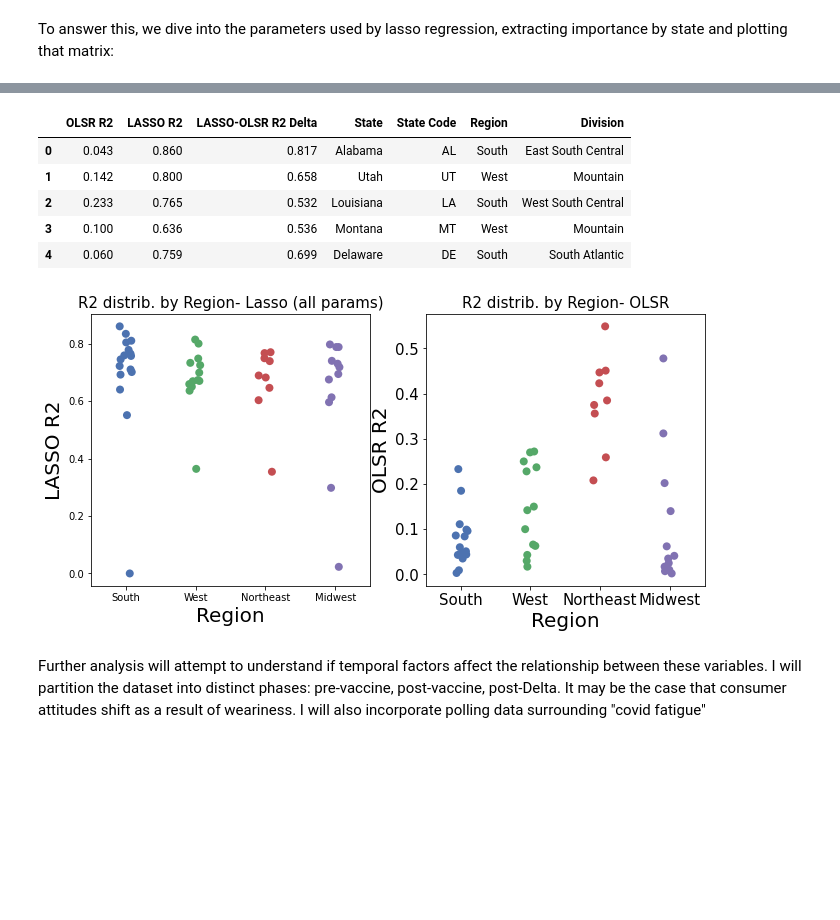
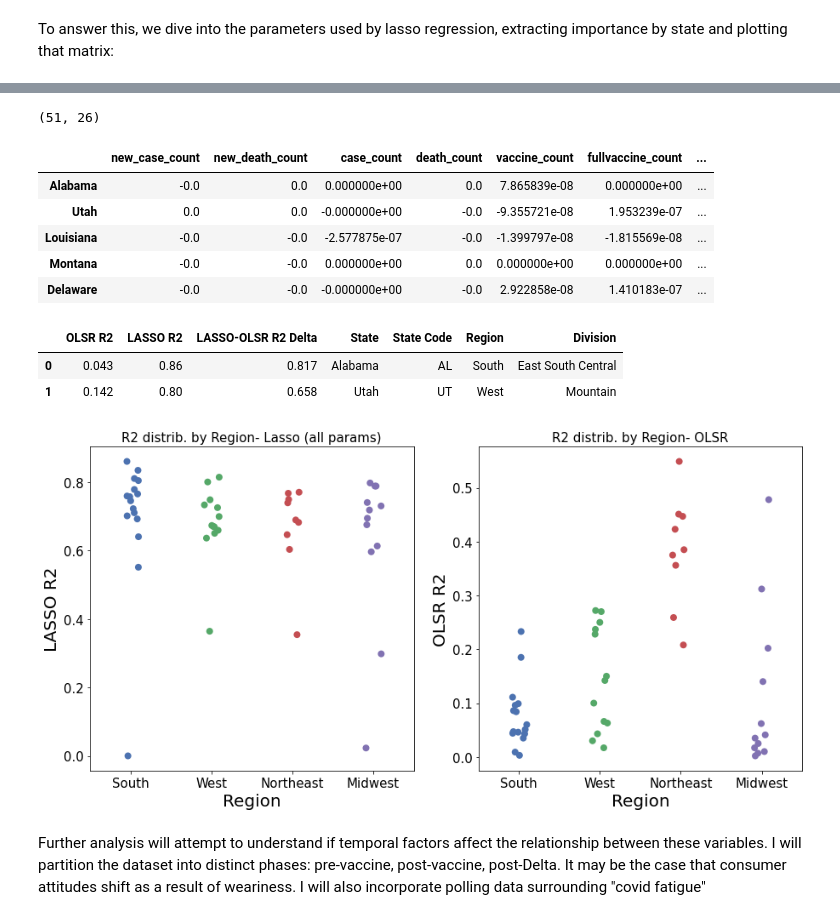
Before and after one commit to cjohnsoncruz/covid_spread_and_business_revenue, a Jupyter notebook: Quantifying_how_Covid_Case_Rates_affect_Business_Revenue.ipynb, the cells around one changed output, grey strips where cells are left out. Drawn from its saved outputs; the diff is of its cells as text; code cells hidden in the pictures; blank space fills up the shorter version.

```diff
--- a/Quantifying_how_Covid_Case_Rates_affect_Business_Revenue.ipynb
+++ b/Quantifying_how_Covid_Case_Rates_affect_Business_Revenue.ipynb
@@ -305,8 +311,27 @@ It could be the case that additional factors besides case counts affect consumer
 # %%
-def process_run_lasso_reg(X_data,Y_data, indep_vars, Y_variable, run_cross_val):
+def normalize_array(X_array, norm_method):
+  #this assumes INPUT ARRAY is columns as features, rows as observations
+  X_array_norm = np.empty(X_array.shape)
+  if norm_method == 'none':
+        pass
+        #perform no normalization
+  elif norm_method == 'zscore':
+        #perform z scoring on the data
+        X_array_norm[:,:] = sc.stats.zscore(X_array, axis = 0)
+
+  elif norm_method == 'normalize':
+        for i in np.arange(X_array.shape[1]):
+          X_array_norm[:,i] = (X_array[:,i]- np.min(X_array[:,i]))/(np.max(X_array[:,i])- np.min(X_array[:,i]))
+
+  return X_array_norm
+
+def process_run_lasso_reg(X_data,Y_data, indep_vars, Y_variable, run_cross_val, norm_method):
     X_array, Y_var = prepare_data_linReg(X_data,Y_data, indep_vars, Y_variable)
-    lasso_reg_r_squared, Y_full_prediction, residuals= run_lasso_regression(X_array, Y_var, run_cross_val)
-    return lasso_reg_r_squared, Y_full_prediction, residuals
+    #switch case for normalization method
+
+    lasso_model, lasso_reg_r_squared, Y_full_prediction, residuals= run_lasso_regression(X_array, Y_var, run_cross_val)
+
+    return lasso_model, lasso_reg_r_squared, Y_full_prediction, residuals
 
 def create_every_other_elem_split(X_array, Y_var):
   train_X =  X_array[0:-1:2,:] #take every other element (step size 2 from 0)
@@ -318,8 +343,9 @@ def create_every_other_elem_split(X_array, Y_var):
 def run_lasso_regression(X_array, Y_var,run_cross_val):
   #create test train split by taking random 50%
   train_X, test_X, train_Y, test_Y= create_every_other_elem_split(X_array, Y_var)
+
   if run_cross_val:
-    lasso_reg = linear_model.LassoCV(cv = 5, tol=0.01) #Cross-val- instantiate lasso class
+    lasso_reg = linear_model.LassoCV(cv = 10, tol=0.01, max_iter = 2000) #Cross-val- instantiate lasso class
     lasso_reg_model = lasso_reg.fit(train_X,train_Y.ravel())
     Y_test_prediction = lasso_reg.predict(test_X)
     lasso_reg_r_squared =  round(lasso_reg.score(test_X,test_Y.ravel()),3) #calculates the r2
@@ -329,23 +355,29 @@ def run_lasso_regression(X_array, Y_var,run_cross_val):
     lasso_reg_model = lasso_reg.fit(train_X,train_Y)
     Y_test_prediction = lasso_reg.predict(test_X)
     lasso_reg_r_squared =  round(lasso_reg.score(test_X,test_Y),3) #calculates the r2
+
   residuals = test_Y - Y_test_prediction
   Y_full_prediction = lasso_reg.predict(X_array) #this is for the entire dataset, to be used for the plots
-  return lasso_reg_r_squared, Y_full_prediction, residuals
+  return lasso_reg, lasso_reg_r_squared, Y_full_prediction, residuals
 # %%
 #cross validate params on one dataset to determine appropriate alphs
 indep_vars = cols_of_interest['covid'] #expanding breadth of variables used
 Y_variable = ['spend_all']
 run_cross_val = True
+#create storage variables for model and predictions
 r_2_lasso = list()
 predictions_lasso = dict()
 residuals_lasso = dict()
+lasso_model_by_state = dict()
+
+# create cutoff for date input
+
 for state in all_state_names:
 
   covid = covid_rate_per_state.loc[covid_rate_per_state.loc[:, 'state']== state, :].copy().reset_index(drop = True)
   spending = spending_per_state.loc[spending_per_state['state']== state, :].copy().reset_index(drop = True)
 
-  lasso_reg_r_squared, predictions_lasso[state], residuals_lasso[state] = process_run_lasso_reg(covid,spending, indep_vars, Y_variable,run_cross_val)
+  lasso_model_by_state[state], lasso_reg_r_squared, predictions_lasso[state], residuals_lasso[state] = process_run_lasso_reg(covid,spending, indep_vars, Y_variable,run_cross_val)
   r_2_lasso.append(lasso_reg_r_squared)
 
 df_model_performance_by_state.loc[:, 'LASSO R2'] = r_2_lasso
@@ -372,5 +402,25 @@ df_model_performance_by_state.loc[:,'LASSO-OLSR R2 Delta'].plot();
+# %%
+lasso_coeffs_array = np.empty((len(all_state_names),lasso_model_by_state[state].coef_.shape[0]))
+for i, state in enumerate(all_state_names):
+  coeffs = lasso_model_by_state[state].coef_
+  lasso_coeffs_array[i, :] = coeffs
+lasso_coeffs_array.shape
+# %% [output]
+(51, 26)
+# %%
+
+lasso_feature_coeff_df = pd.DataFrame(lasso_coeffs_array, columns = indep_vars, index = all_state_names)
+lasso_feature_coeff_df.head()
+# %% [output]
+|  | new_case_count | new_death_count | case_count | death_count | vaccine_count | fullvaccine_count | ... |
+| Alabama | -0.0 | 0.0 | 0.000000e+00 | 0.0 | 7.865839e-08 | 0.000000e+00 | ... |
+| Utah | 0.0 | 0.0 | -0.000000e+00 | -0.0 | -9.355721e-08 | 1.953239e-07 | ... |
+| Louisiana | -0.0 | -0.0 | -2.577875e-07 | -0.0 | -1.399797e-08 | -1.815569e-08 | ... |
+| Montana | -0.0 | -0.0 | 0.000000e+00 | 0.0 | 0.000000e+00 | 0.000000e+00 | ... |
+| Delaware | -0.0 | -0.0 | -0.000000e+00 | -0.0 | 2.922858e-08 | 1.410183e-07 | ... |
 # %%
-#geographical interpretation
+df_model_performance_by_state['LASSO-OLSR R2 Delta'] =  df_model_performance_by_state.loc[:,'LASSO R2'].values -  df_model_performance_by_state.loc[:,'OLSR R2'].values
+
 #import CSV of all states
 states_by_region = 'https://raw.githubusercontent.com/cphalpert/census-regions/master/us%20census%20bureau%20regions%20and%20divisions.csv'
 allstates_df = pd.read_csv(states_by_region)
@@ -378,32 +428,28 @@ allstates_df= allstates_df.drop(allstates_df.index[7]).copy()
 allstates_df.head()
 
 df_model_performance_by_state = pd.merge(df_model_performance_by_state, allstates_df, left_on = 'State Name', right_on = 'State').drop(axis = 1, labels = ('State Name'))
-df_model_performance_by_state.head()
+df_model_performance_by_state.head(2)
 # %% [output]
 |  | OLSR R2 | LASSO R2 | LASSO-OLSR R2 Delta | State | State Code | Region | Division |
-| 0 | 0.043 | 0.860 | 0.817 | Alabama | AL | South | East South Central |
-| 1 | 0.142 | 0.800 | 0.658 | Utah | UT | West | Mountain |
-| 2 | 0.233 | 0.765 | 0.532 | Louisiana | LA | South | West South Central |
-| 3 | 0.100 | 0.636 | 0.536 | Montana | MT | West | Mountain |
-| 4 | 0.060 | 0.759 | 0.699 | Delaware | DE | South | South Atlantic |
+| 0 | 0.043 | 0.86 | 0.817 | Alabama | AL | South | East South Central |
+| 1 | 0.142 | 0.80 | 0.658 | Utah | UT | West | Mountain |
 # %%
 
 #create boxplot of state values by region
-fig, ax = plt.subplots(1,2, figsize = (11,5))
+fig, ax = plt.subplots(1,2, figsize = (15,7))
 g= sns.stripplot(x = 'Region', y = "LASSO R2", data = df_model_performance_by_state, size = 8, ax = ax[0]);
-plt.tick_params(labelsize=15)
+ax[0].tick_params(labelsize=15)
 ax[0].xaxis.label.set_fontsize(20)
 ax[0].yaxis.label.set_fontsize(20)
 ax[0].set_title('R2 distrib. by Region- Lasso (all params)', fontsize=15);
 
 g= sns.stripplot(x = 'Region', y = "OLSR R2", data = df_model_performance_by_state, size = 8, ax = ax[1]);
-plt.tick_params(labelsize=15)
+ax[1].tick_params(labelsize=15)
 ax[1].xaxis.label.set_fontsize(20)
 ax[1].yaxis.label.set_fontsize(20)
 ax[1].set_title('R2 distrib. by Region- OLSR', fontsize=15);
-#fig.suptitle('test title')
 # %% [output]
-[figure, old version]
+[figure, new version]
 # %%
 ## TO DO:
 #open parameters to evaluate what lasso promoted
```
Also changed, not shown: parts of 8 cells of this notebook.
